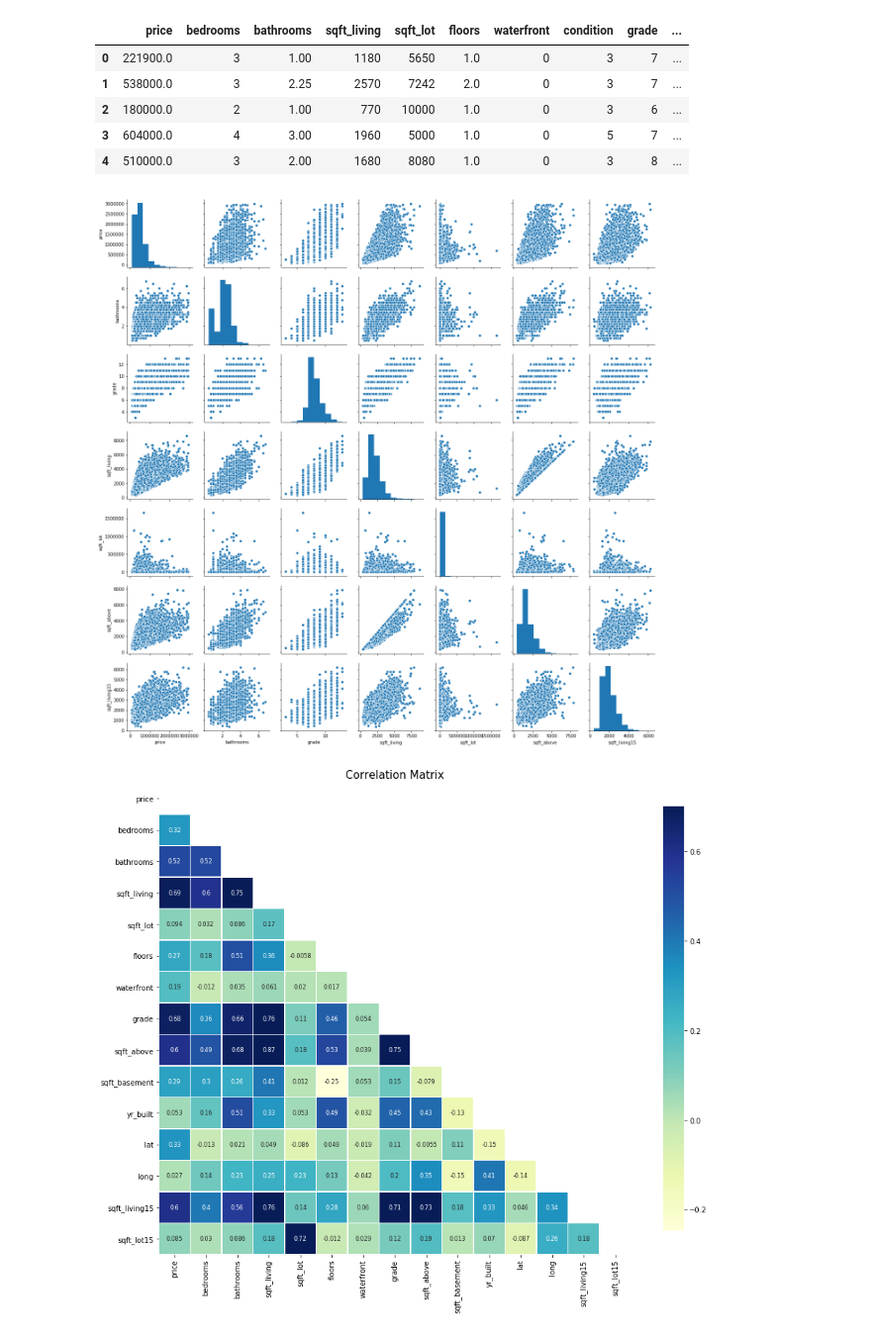
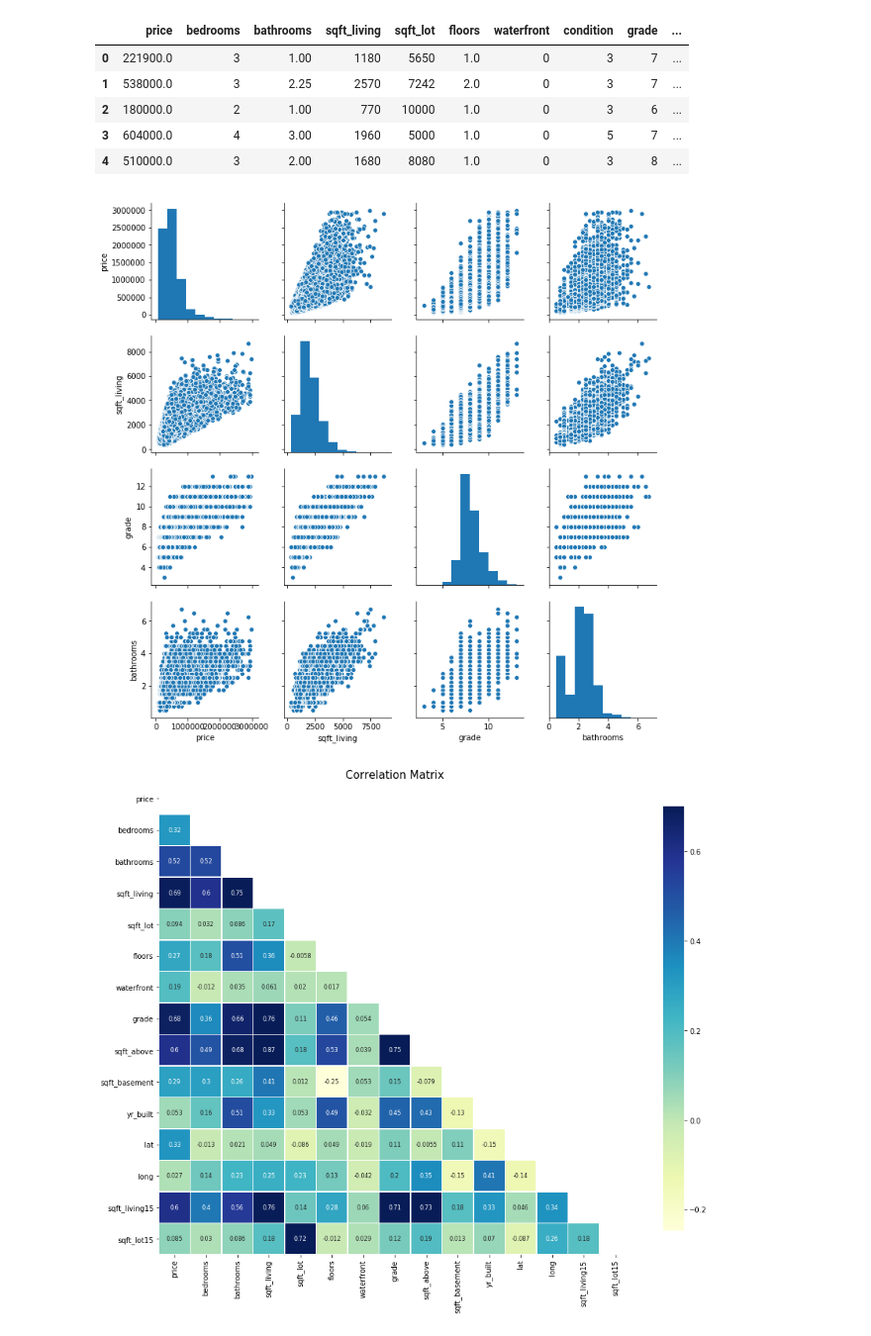
Before and after one commit to cjriggio/dsc-v2-mod1-final-project, a Jupyter notebook: project_1_chris_riggio.ipynb, the cells around one changed output. Shown at 99% size. Cells and saved outputs as stored; diff of their text form; code cells hidden in the pictures.

```diff
--- a/project_1_chris_riggio.ipynb
+++ b/project_1_chris_riggio.ipynb
@@ -190,9 +190,9 @@ df = df[df['bathrooms'] < 7]
 # %%
 df = df[df.price < 3000000]
 # %%
-sns.pairplot(df, vars=['price', 'bathrooms', 'grade', 'sqft_living', 'sqft_lot', 'sqft_above', 'sqft_living15']);
+sns.pairplot(df, vars=['price', 'sqft_living', 'grade', 'bathrooms']);
 # %% [output]
-[figure, old version]
+[figure, new version]
 # %%
 features = ['price', 'bedrooms', 'bathrooms', 'sqft_living', 'sqft_lot', 'floors', 'waterfront',
          'grade', 'sqft_above', 'sqft_basement', 'yr_built', 'lat', 'long', 'sqft_living15', 'sqft_lot15']
```
Also changed, not shown: parts of 22 cells of this notebook, 1 other file.
